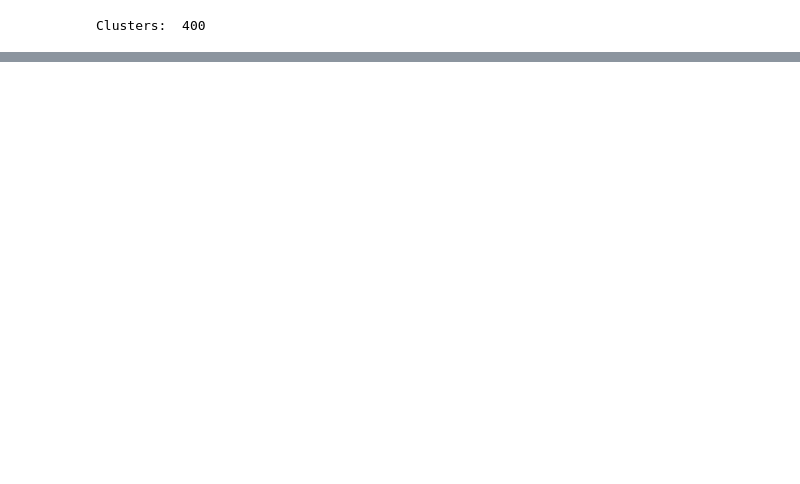
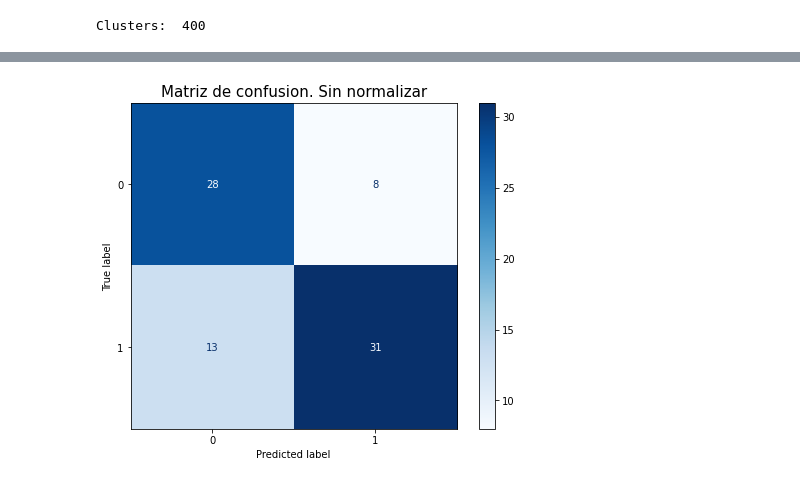
Before and after one commit to victorm0202/Curso_banxico, a Jupyter notebook: slides.ipynb, the cells around one changed output, grey strips where cells are left out. Saved outputs shown, nothing was run; the diff lists cells and outputs as text; code cells hidden in the pictures; blank space fills up the shorter version.

```diff
--- a/slides.ipynb
+++ b/slides.ipynb
@@ -496,0 +787,9 @@ ff
+# %%
+from sklearn.feature_extraction.text import TfidfVectorizer
+vectorizer = TfidfVectorizer(lowercase=False, ngram_range= (1,1), max_features=10000, min_df=.02)
+#vectorizer = TfidfVectorizer(lowercase=True, ngram_range= (2,2))
+X = vectorizer.fit_transform(corpus)
+tfidf = X.toarray()
+tfidf_df = pd.DataFrame(tfidf,columns=vectorizer.get_feature_names())
+#tfidf_df.describe()
+tfidf_df[55:65]
@@ -496,0 +811,7 @@ ff
+# %%
+X_train2, X_test2, y_train2, y_test2 = train_test_split(tfidf, y2, test_size=0.2, random_state=42)
+
+svm = SVC(kernel='linear')
+svm.fit(X_train2, y_train2)
+y_pred2 = svm.predict(X_test2)
+y_pred2
@@ -496,0 +834,7 @@ ff
+# %%
+plt.rcParams['figure.figsize'] = (8, 6)
+disp1 = metrics.plot_confusion_matrix(svm, X_test2, y_test2, cmap=plt.cm.Blues, normalize = None)
+disp1.ax_.set_title('Matriz de confusion. Sin normalizar',{'fontsize':15})
+plt.show()
+# %% [output]
+[figure, added]
```
Also changed, not shown: parts of 65 cells of this notebook, 19 other files.
